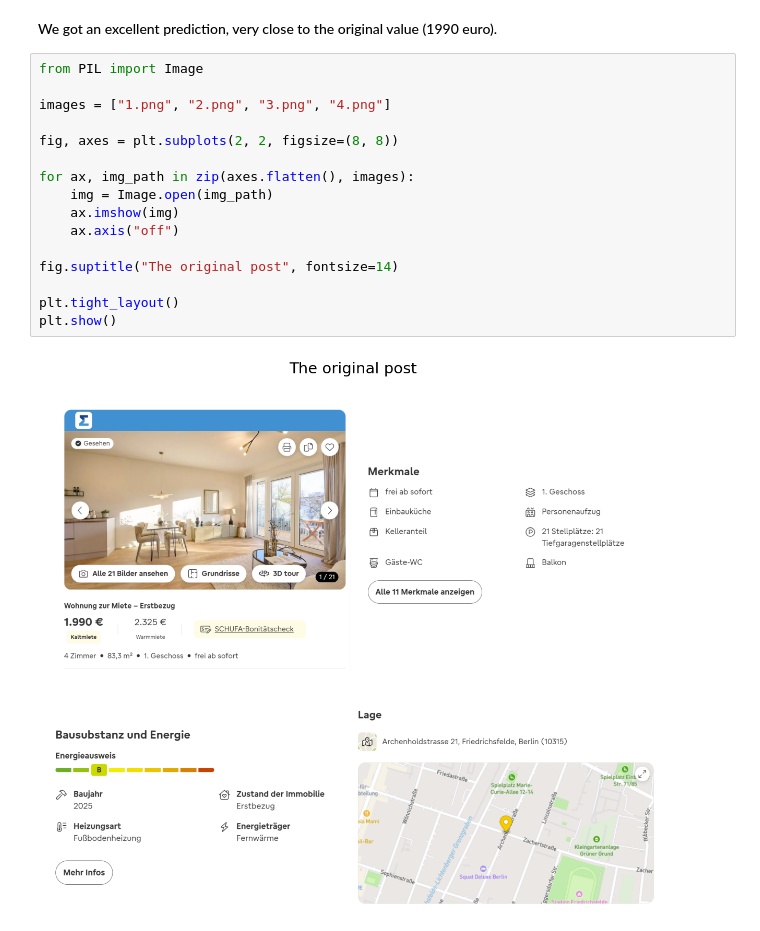
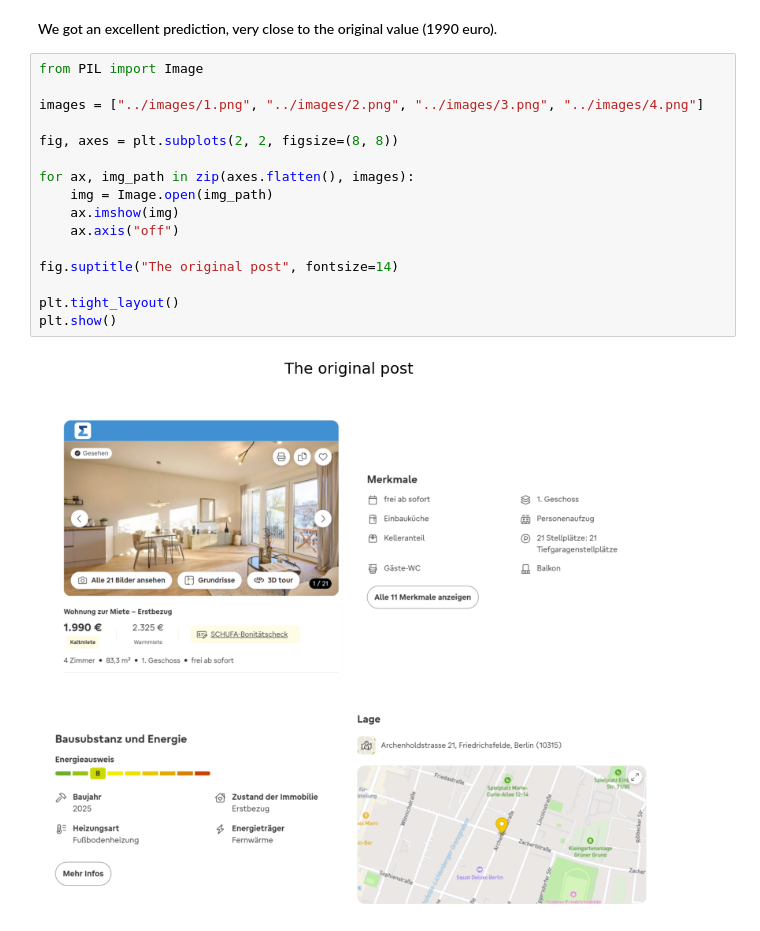
Before and after one commit to viiniiii/rent_prices_prediction, a Jupyter notebook: notebooks/rent_prices_modeling.ipynb, the cells around one changed output. Cells and saved outputs as stored; diff of their text form.

```diff
--- a/notebooks/rent_prices_modeling.ipynb
+++ b/notebooks/rent_prices_modeling.ipynb
@@ -1027,18 +944,18 @@ We got an excellent prediction, very close to the original value (1990 euro).
 # %%
 from PIL import Image
 
-images = ["1.png", "2.png", "3.png", "4.png"]
+images = ["../images/1.png", "../images/2.png", "../images/3.png", "../images/4.png"]
 
 fig, axes = plt.subplots(2, 2, figsize=(8, 8))
 
 for ax, img_path in zip(axes.flatten(), images):
     img = Image.open(img_path)
     ax.imshow(img)
     ax.axis("off")
 
 fig.suptitle("The original post", fontsize=14)
 
 plt.tight_layout()
 plt.show()
 # %% [output]
-[figure, old version]
+[figure, new version]
```
Also changed, not shown: parts of 45 cells of this notebook.
